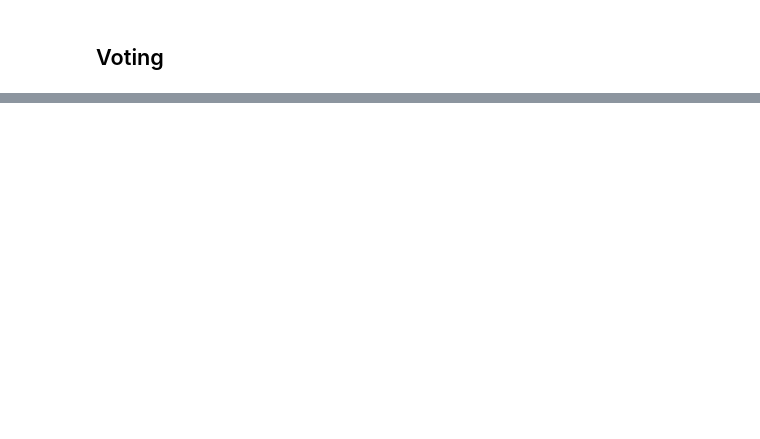
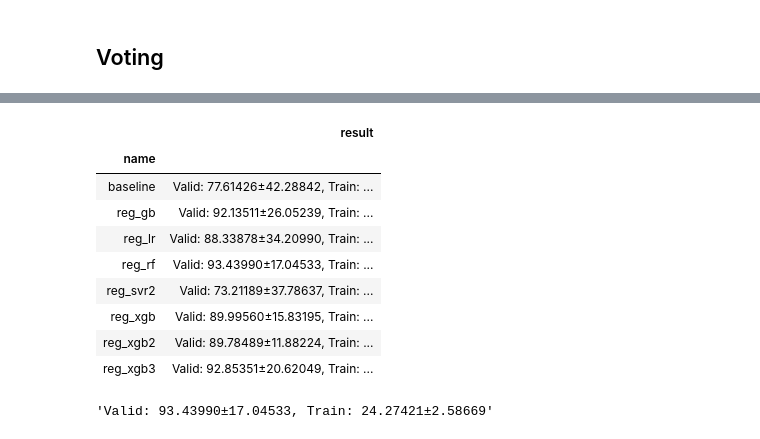
Before and after one commit to sunkusun9/DS_lv3_2604_2, a Jupyter notebook: sec_ds_lv3_prob3_kaggle.ipynb, the cells around one changed output, grey strips where cells are left out. Drawn from its saved outputs; the diff is of its cells as text; code cells hidden in the pictures; blank space fills up the shorter version.

```diff
--- a/sec_ds_lv3_prob3_kaggle.ipynb
+++ b/sec_ds_lv3_prob3_kaggle.ipynb
@@ -542,0 +859,19 @@ eval_model('reg_gb', reg_gb)
+# %%
+# GB: Gradient Boosting Tree 를 사용해봅니다.
+
+from sklearn.ensemble import GradientBoostingRegressor
+X_gb = "15분, 30분, 45분, 60분, Hour, AM, DayName, Weekend_yn, Holiday_yn, TotalHour, 생산량, 기온, 풍속, 습도, 강수량, 전기요금(계절), 공장인원, 인건비"
+X_gb = X_gb.split(', ')
+X_pca = ['15분', '30분', '45분', '60분', 'TotalHour']
+cb = ColumnTransformer([
+    ('ohe', OneHotEncoder(categories='auto'), ['DayName']),
+    ('std_pca', make_pipeline(StandardScaler(), PCA(n_components = 4)), X_pca),
+    ('pt', 'passthrough', [i for i in X_gb if i not in ['DayName']]),
+])
+reg_gb = make_pipeline(
+    ct, GradientBoostingRegressor(
+        loss = 'huber', max_depth=None,
+        max_leaf_nodes = 127, n_estimators = 300, learning_rate = 0.03, min_samples_leaf=32, random_state = 123
+    )
+)
+eval_model_ts('reg_gb', reg_gb)
@@ -542,0 +889,25 @@ eval_model('reg_gb', reg_gb)
+# %%
+from sklearn.ensemble import RandomForestRegressor
+X_rf = "15분, 30분, 45분, 60분, Hour, AM, DayName, Weekend_yn, Holiday_yn, TotalHour, 생산량, 기온, 풍속, 습도, 강수량, 전기요금(계절), 공장인원, 인건비"
+X_rf = X_rf.split(', ')
+cb = ColumnTransformer([
+    ('ohe', OneHotEncoder(categories='auto'), ['DayName']),
+    ('std_pca', make_pipeline(StandardScaler(), PCA(n_components = 4)), X_pca),
+    ('pt', 'passthrough', [i for i in X_rf if i not in ['DayName']]),
+])
+reg_rf = make_pipeline(
+    ct, RandomForestRegressor(n_estimators = 200, random_state = 123, max_depth = None)
+)
+eval_model_ts('reg_rf', reg_rf)
+# %% [output]
+|  | result |
+| name |  |
+| baseline | Valid: 77.61426±42.28842, Train: ... |
+| reg_gb | Valid: 92.13511±26.05239, Train: ... |
+| reg_lr | Valid: 88.33878±34.20990, Train: ... |
+| reg_rf | Valid: 93.43990±17.04533, Train: ... |
+| reg_svr2 | Valid: 73.21189±37.78637, Train: ... |
+| reg_xgb | Valid: 89.99560±15.83195, Train: ... |
+| reg_xgb2 | Valid: 89.78489±11.88224, Train: ... |
+| reg_xgb3 | Valid: 92.85351±20.62049, Train: ... |
+'Valid: 93.43990±17.04533, Train: 24.27421±2.58669'
```
Also changed, not shown: parts of 33 cells of this notebook.
